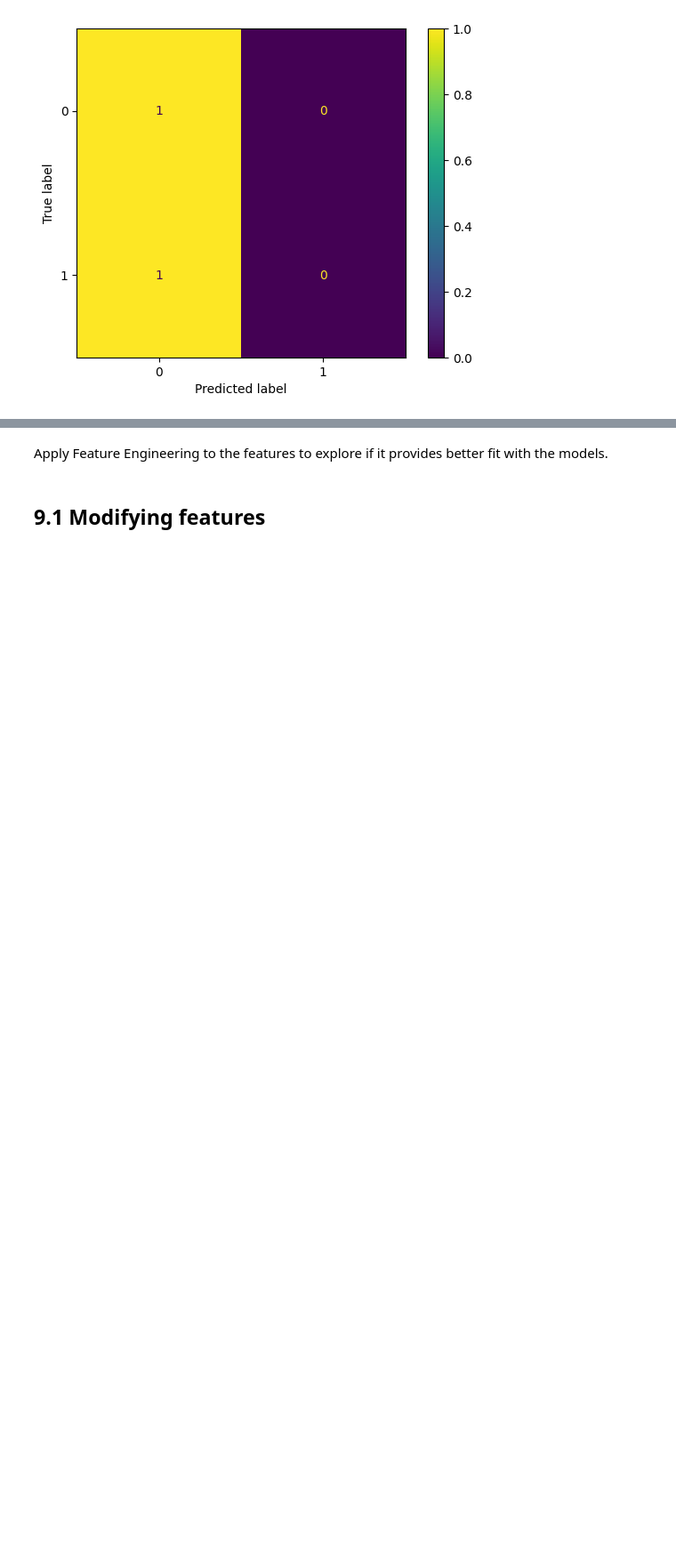
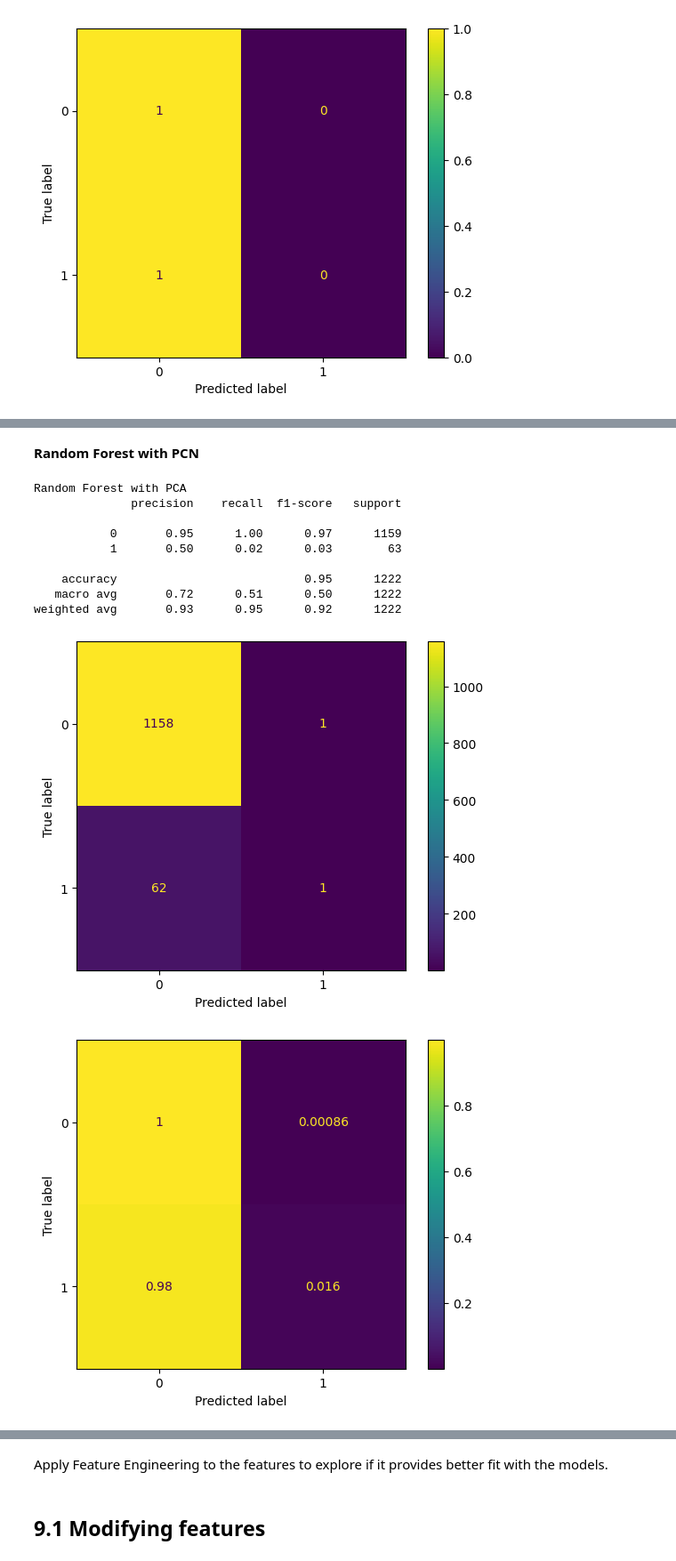
Before and after one commit to ericakitano/Project-2-Stroke-Prediction-, a Jupyter notebook: Stroke_Prediction.ipynb, the cells around one changed output, grey strips where cells are left out. Shown at 89% size. Drawn from its saved outputs; the diff is of its cells as text; code cells hidden in the pictures; blank space fills up the shorter version.

```diff
--- a/Stroke_Prediction.ipynb
+++ b/Stroke_Prediction.ipynb
@@ -1588,0 +1653,19 @@ weighted avg       0.90      0.95      0.92      1222
+# %% [markdown]
+**Random Forest with PCN**
+# %%
+print("Random Forest with PCA")
+print(classification_report(y_test, rf_pca_test_pred))
+ConfusionMatrixDisplay.from_predictions(y_test, rf_pca_test_pred);
+ConfusionMatrixDisplay.from_predictions(y_test, rf_pca_test_pred, normalize = 'true');
+# %% [output]
+Random Forest with PCA
+              precision    recall  f1-score   support
+
+           0       0.95      1.00      0.97      1159
+           1       0.50      0.02      0.03        63
+
+    accuracy                           0.95      1222
+   macro avg       0.72      0.51      0.50      1222
+weighted avg       0.93      0.95      0.92      1222
+[figure, added]
+[figure, added]
```
Also changed, not shown: parts of 91 cells of this notebook.
